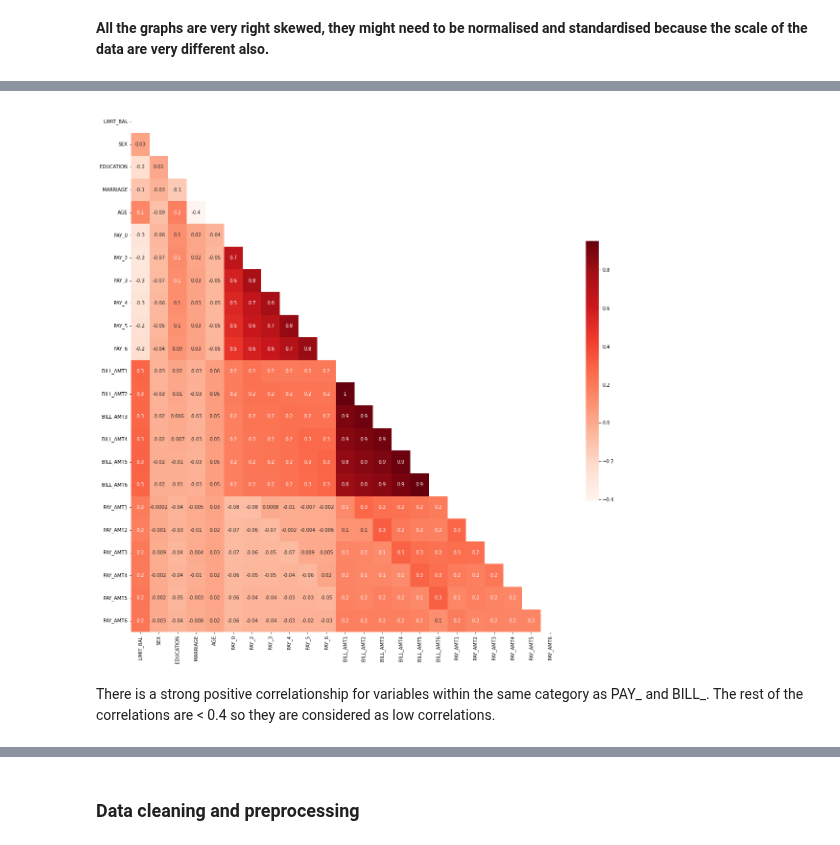
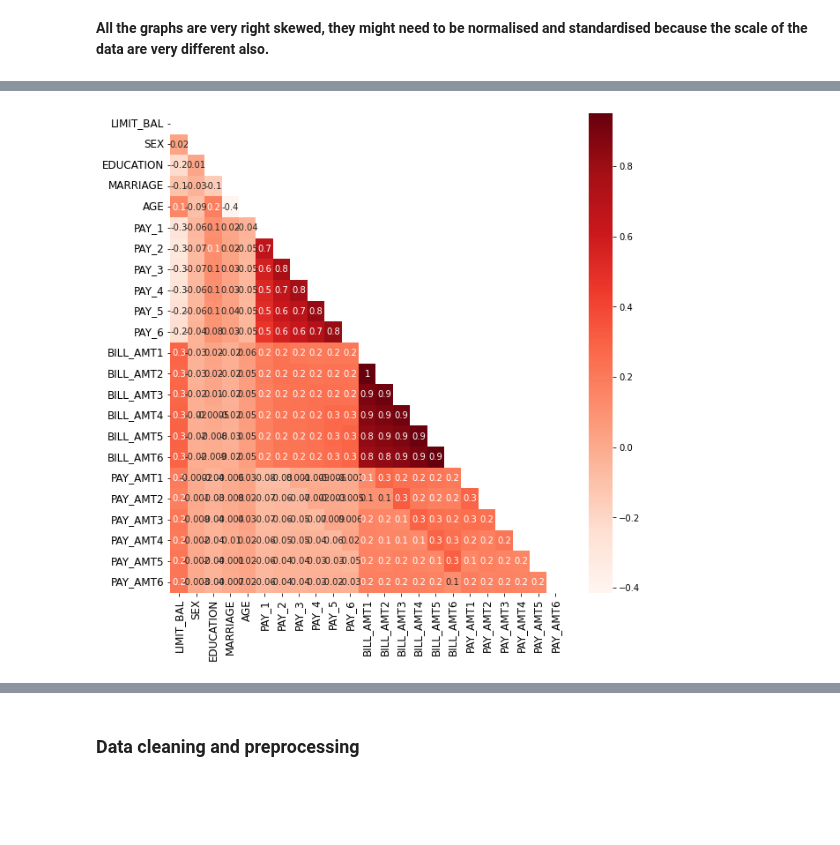
Before and after one commit to pagrkonecta/Konecta_Test, a Jupyter notebook: Konecta_Test_PAGR.ipynb, the cells around one changed output, grey strips where cells are left out. Drawn from its saved outputs; the diff is of its cells as text; code cells hidden in the pictures; blank space fills up the shorter version.

```diff
--- a/Konecta_Test_PAGR.ipynb
+++ b/Konecta_Test_PAGR.ipynb
@@ -174 +186,10 @@ Index(['LIMIT_BAL', 'SEX', 'EDUCATION', 'MARRIAGE', 'AGE', 'PAY_0', 'PAY_2',
       dtype='object')
+# %%
+#Drop 'ID' column and rename 'default payment next month'
+df = df.drop(axis=1, columns='ID')
+df.reset_index()
+df['DEFAULT'] = df['default payment next month'].astype('category')
+df = df.drop(axis=1, columns='default payment next month')
+# rename variable 'PAY_0' to 'PAY_1'
+df.rename(columns={"PAY_0": "PAY_1"}, inplace=True)
+df.head()
@@ -213,12 +242,10 @@ plt.show()
 # %%
-#Plot correlation plot Multivariate Analysis
-plt.figure(figsize=(20, 20))
+#Plot correlation plot
+plt.figure(figsize=(10, 10))
 corr_mask = np.triu(df.corr())
-h_map = sns.heatmap(df.corr(), mask=corr_mask, annot=True, cmap='Reds',fmt='.1g', xticklabels='auto', cbar_kws = {"shrink": 0.5})
-plt.yticks(rotation=360, fontsize= 10)
-plt.xticks(rotation=90, fontsize= 10)
+h_map = sns.heatmap(df.corr(), mask=corr_mask, annot=True, cmap='Reds',fmt='.1g', xticklabels='auto')
+plt.yticks(rotation=360, fontsize= 12)
+plt.xticks(rotation=90, fontsize= 12)
 plt.show()
 # %% [output]
-[figure, old version]
+[figure, new version]
-# %% [markdown]
-There is a strong positive correlationship for variables within the same category as PAY_ and BILL_. The rest of the correlations are < 0.4 so they are considered as low correlations.
```
Also changed, not shown: parts of 30 cells of this notebook.
